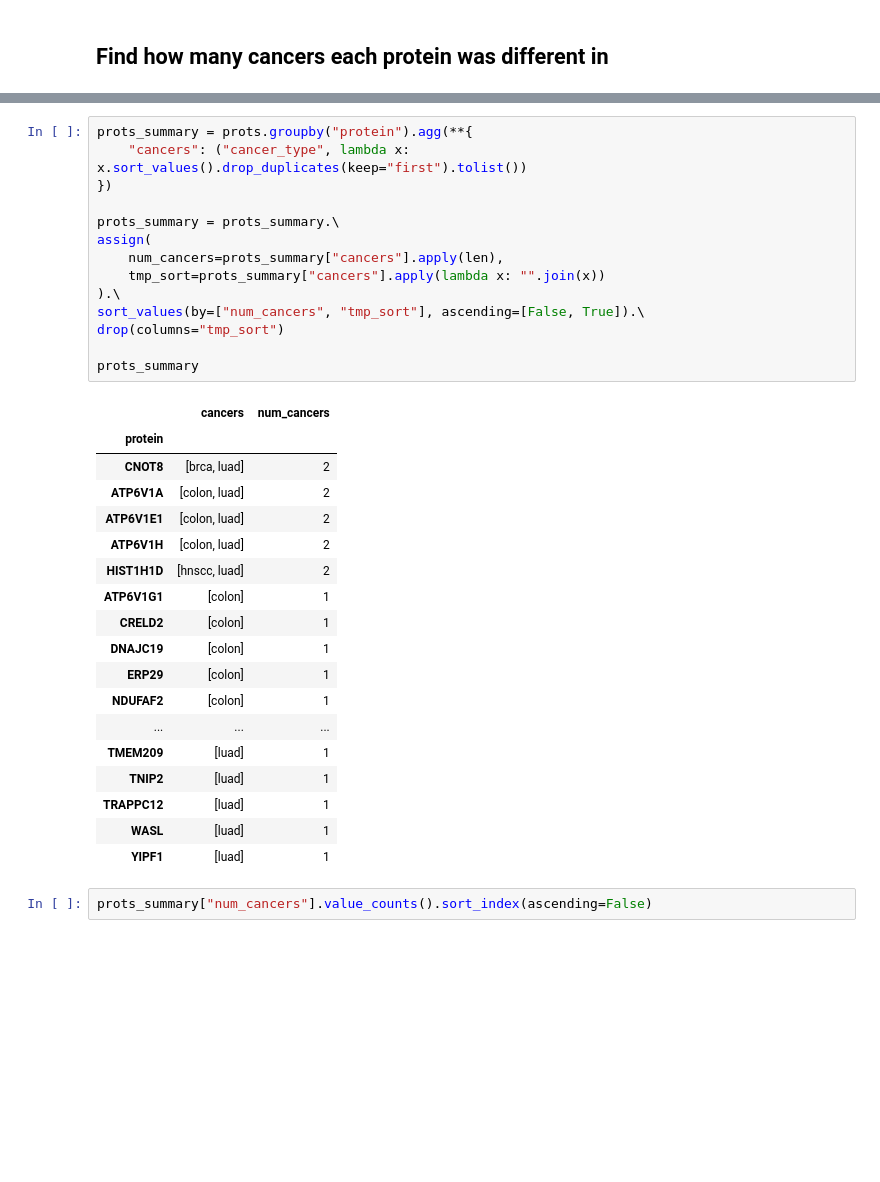
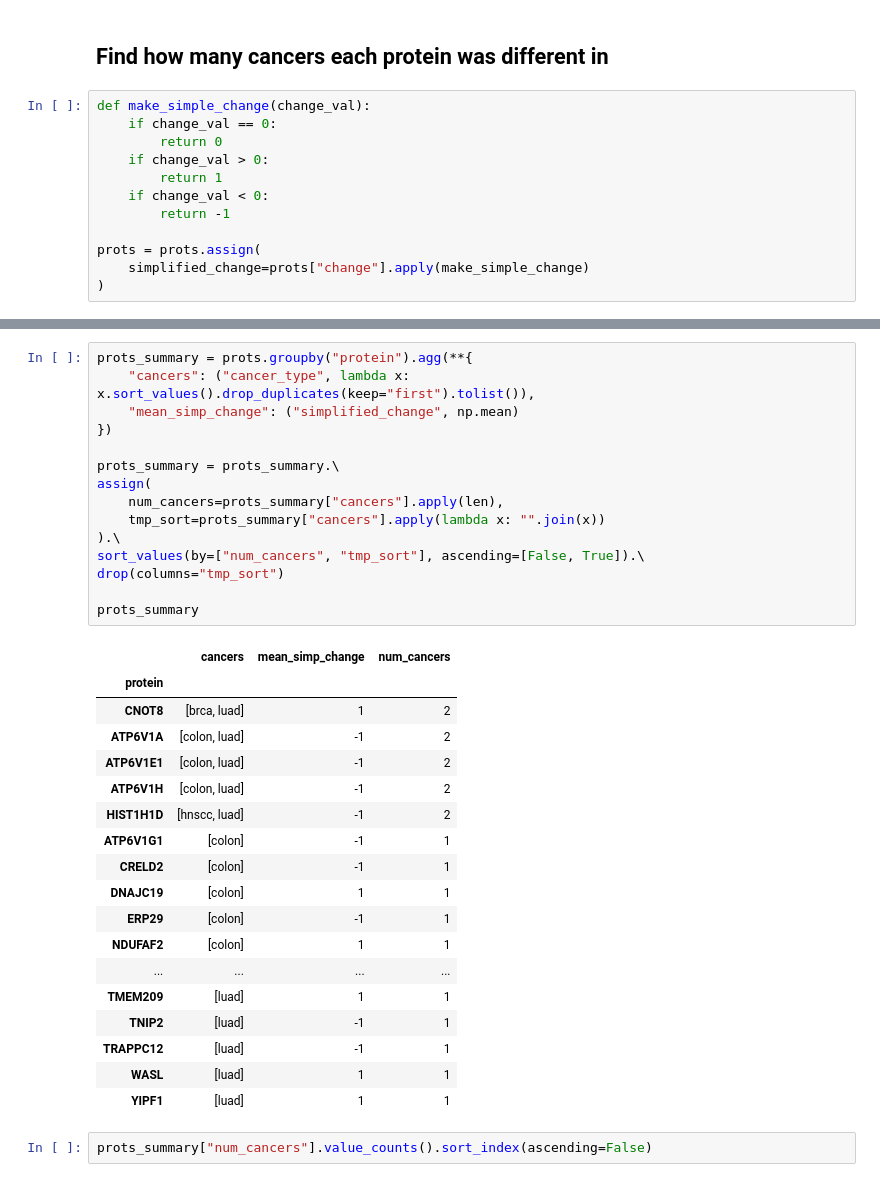
Before and after one commit to PayneLab/pancancerCNV, a Jupyter notebook: chromosome_8/04_commonly_diff_proteins_8p_trans.ipynb, the cells around one changed output, grey strips where cells are left out. Cells and saved outputs as stored; diff of their text form; blank space fills up the shorter version.

```diff
--- a/chromosome_8/04_commonly_diff_proteins_8p_trans.ipynb
+++ b/chromosome_8/04_commonly_diff_proteins_8p_trans.ipynb
@@ -157,3 +157,15 @@ alt.Chart(counts).mark_bar().encode(
 [interactive output not drawn]
 # %% [markdown]
 ## Find how many cancers each protein was different in
+# %%
+def make_simple_change(change_val):
+    if change_val == 0:
+        return 0
+    if change_val > 0:
+        return 1
+    if change_val < 0:
+        return -1
+
+prots = prots.assign(
+    simplified_change=prots["change"].apply(make_simple_change)
+)
@@ -160,36 +193,37 @@ alt.Chart(counts).mark_bar().encode(
 # %%
 prots_summary = prots.groupby("protein").agg(**{
-    "cancers": ("cancer_type", lambda x: x.sort_values().drop_duplicates(keep="first").tolist())
+    "cancers": ("cancer_type", lambda x: x.sort_values().drop_duplicates(keep="first").tolist()),
+    "mean_simp_change": ("simplified_change", np.mean)
 })
 
 prots_summary = prots_summary.\
 assign(
     num_cancers=prots_summary["cancers"].apply(len),
     tmp_sort=prots_summary["cancers"].apply(lambda x: "".join(x))
 ).\
 sort_values(by=["num_cancers", "tmp_sort"], ascending=[False, True]).\
 drop(columns="tmp_sort")
 
 prots_summary
 # %% [output]
-|  | cancers | num_cancers |
-| protein |  |  |
-| CNOT8 | [brca, luad] | 2 |
-| ATP6V1A | [colon, luad] | 2 |
-| ATP6V1E1 | [colon, luad] | 2 |
-| ATP6V1H | [colon, luad] | 2 |
-| HIST1H1D | [hnscc, luad] | 2 |
-| ATP6V1G1 | [colon] | 1 |
-| CRELD2 | [colon] | 1 |
-| DNAJC19 | [colon] | 1 |
-| ERP29 | [colon] | 1 |
-| NDUFAF2 | [colon] | 1 |
-| ... | ... | ... |
-| TMEM209 | [luad] | 1 |
-| TNIP2 | [luad] | 1 |
-| TRAPPC12 | [luad] | 1 |
-| WASL | [luad] | 1 |
-| YIPF1 | [luad] | 1 |
+|  | cancers | mean_simp_change | num_cancers |
+| protein |  |  |  |
+| CNOT8 | [brca, luad] | 1 | 2 |
+| ATP6V1A | [colon, luad] | -1 | 2 |
+| ATP6V1E1 | [colon, luad] | -1 | 2 |
+| ATP6V1H | [colon, luad] | -1 | 2 |
+| HIST1H1D | [hnscc, luad] | -1 | 2 |
+| ATP6V1G1 | [colon] | -1 | 1 |
+| CRELD2 | [colon] | -1 | 1 |
+| DNAJC19 | [colon] | 1 | 1 |
+| ERP29 | [colon] | -1 | 1 |
+| NDUFAF2 | [colon] | 1 | 1 |
+| ... | ... | ... | ... |
+| TMEM209 | [luad] | 1 | 1 |
+| TNIP2 | [luad] | -1 | 1 |
+| TRAPPC12 | [luad] | -1 | 1 |
+| WASL | [luad] | 1 | 1 |
+| YIPF1 | [luad] | 1 | 1 |
 # %%
 prots_summary["num_cancers"].value_counts().sort_index(ascending=False)
 # %% [output]
```
Also changed, not shown: parts of 4 cells of this notebook, 11 other files.
